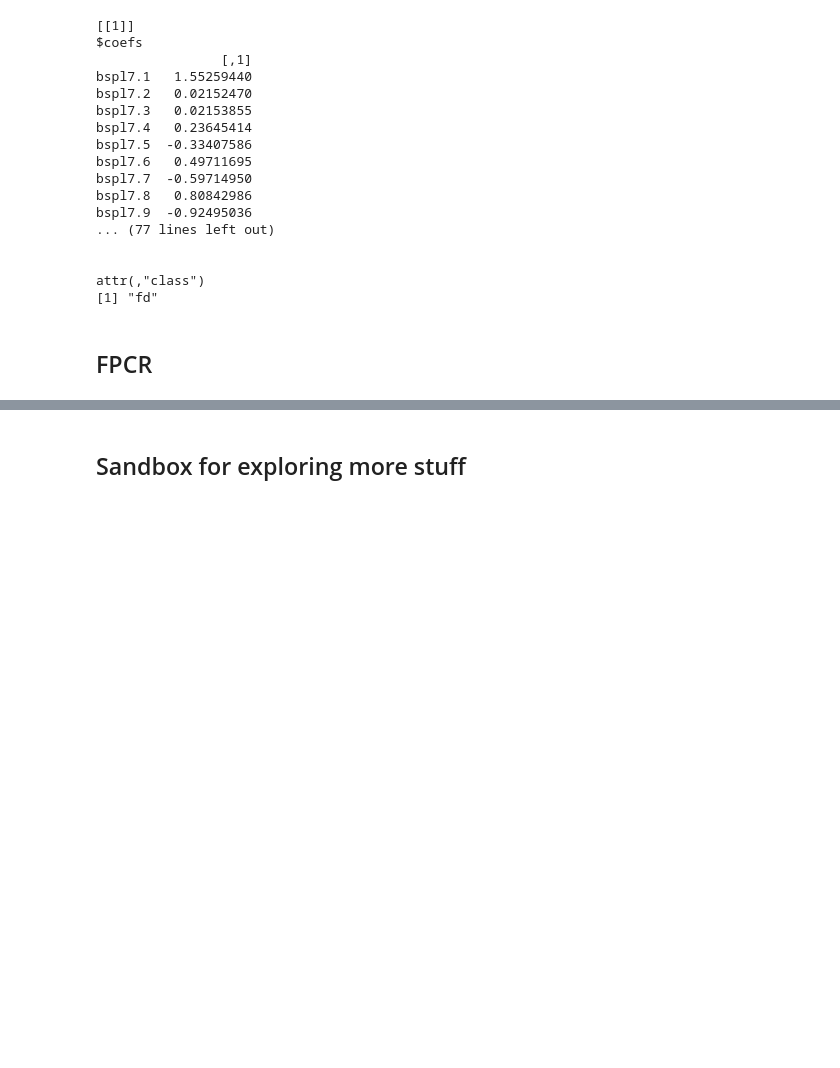
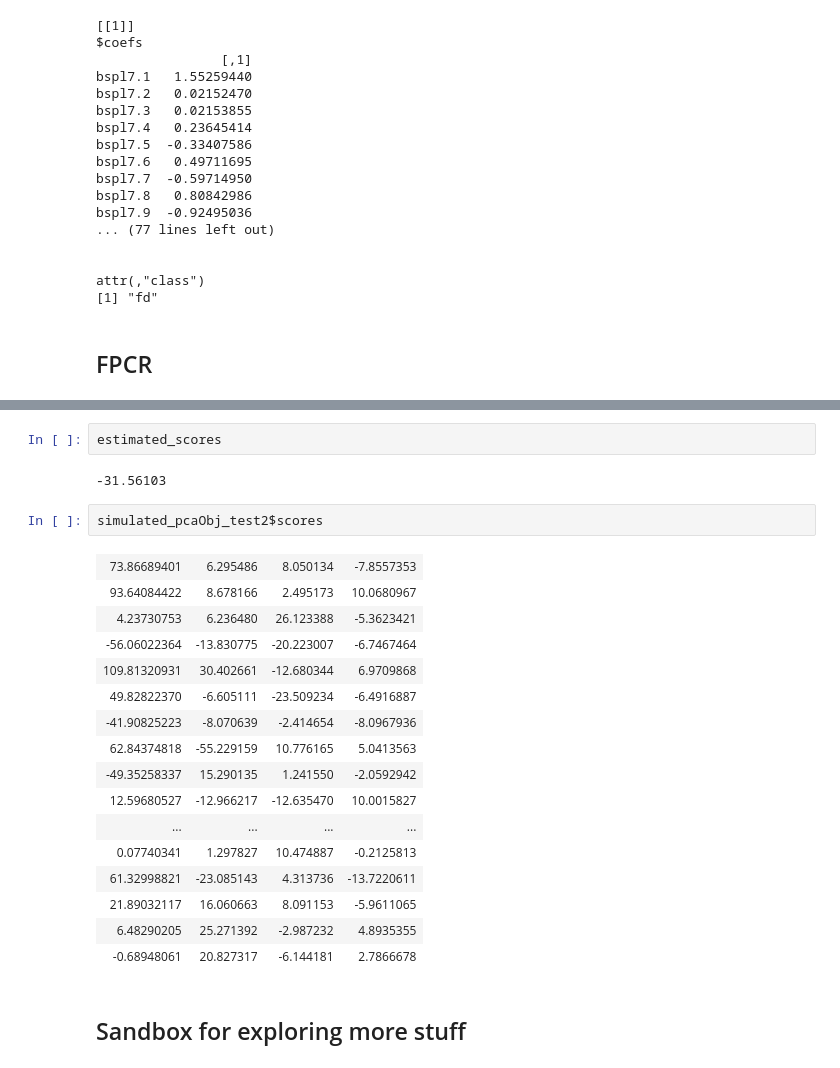
Before and after one commit to JakobJuergens/Basis_Choice_FLR, a Jupyter notebook: Code/simulation_study_approach.ipynb, the cells around one changed output, grey strips where cells are left out. Drawn from its saved outputs; the diff is of its cells as text; blank space fills up the shorter version.

```diff
--- a/Code/simulation_study_approach.ipynb
+++ b/Code/simulation_study_approach.ipynb
@@ -256,3 +324,26 @@ ERROR: Error in create.bspline.basis(rangeval = c(0, length(grid)), nbasis = 20,
+# %%
+estimated_scores
+# %% [output]
+-31.56103
+# %%
+simulated_pcaObj_test2$scores
+# %% [output]
+| 73.86689401 | 6.295486 | 8.050134 | -7.8557353 |
+| 93.64084422 | 8.678166 | 2.495173 | 10.0680967 |
+| 4.23730753 | 6.236480 | 26.123388 | -5.3623421 |
+| -56.06022364 | -13.830775 | -20.223007 | -6.7467464 |
+| 109.81320931 | 30.402661 | -12.680344 | 6.9709868 |
+| 49.82822370 | -6.605111 | -23.509234 | -6.4916887 |
+| -41.90825223 | -8.070639 | -2.414654 | -8.0967936 |
+| 62.84374818 | -55.229159 | 10.776165 | 5.0413563 |
+| -49.35258337 | 15.290135 | 1.241550 | -2.0592942 |
+| 12.59680527 | -12.966217 | -12.635470 | 10.0015827 |
+| ... | ... | ... | ... |
+| 0.07740341 | 1.297827 | 10.474887 | -0.2125813 |
+| 61.32998821 | -23.085143 | 4.313736 | -13.7220611 |
+| 21.89032117 | 16.060663 | 8.091153 | -5.9611065 |
+| 6.48290205 | 25.271392 | -2.987232 | 4.8935355 |
+| -0.68948061 | 20.827317 | -6.144181 | 2.7866678 |
 # %% [markdown]
 ## Sandbox for exploring more stuff
 # %%
```
Also changed, not shown: parts of 3 cells of this notebook, 11 other files.
